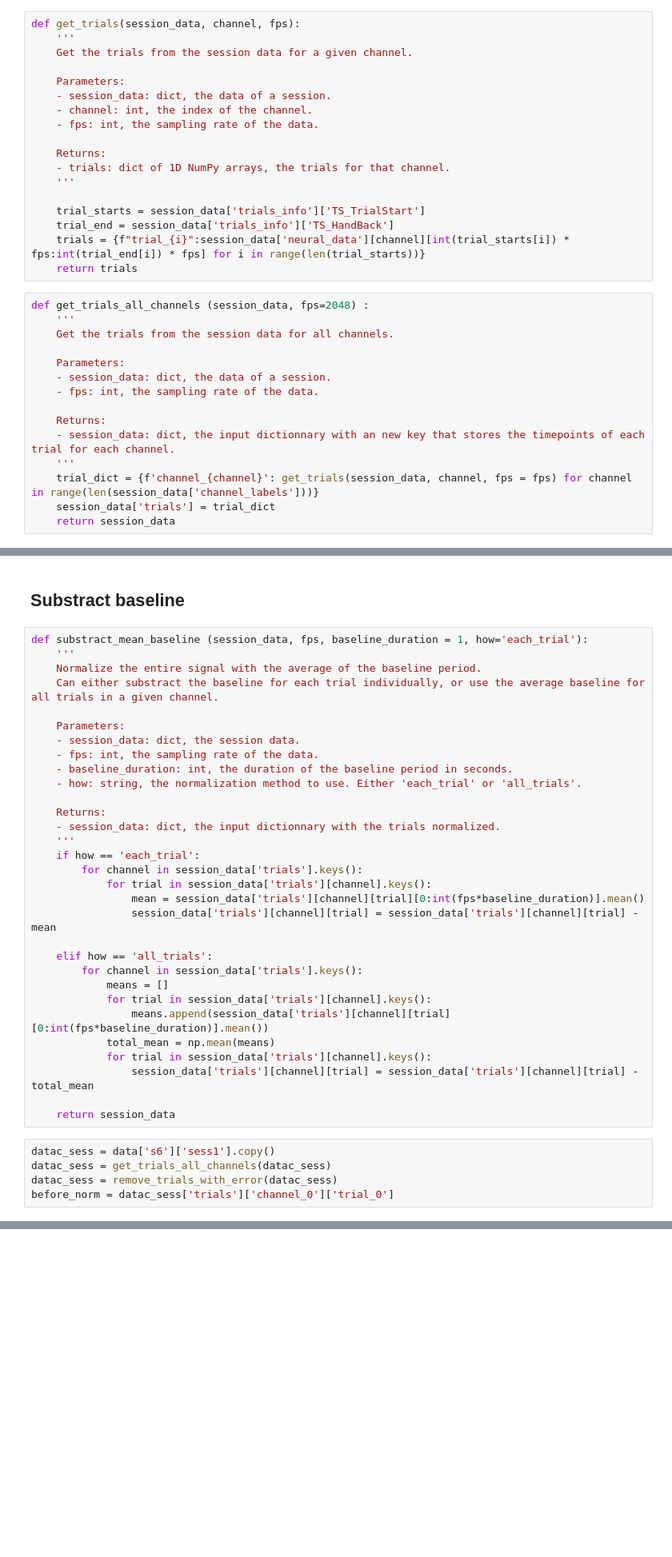
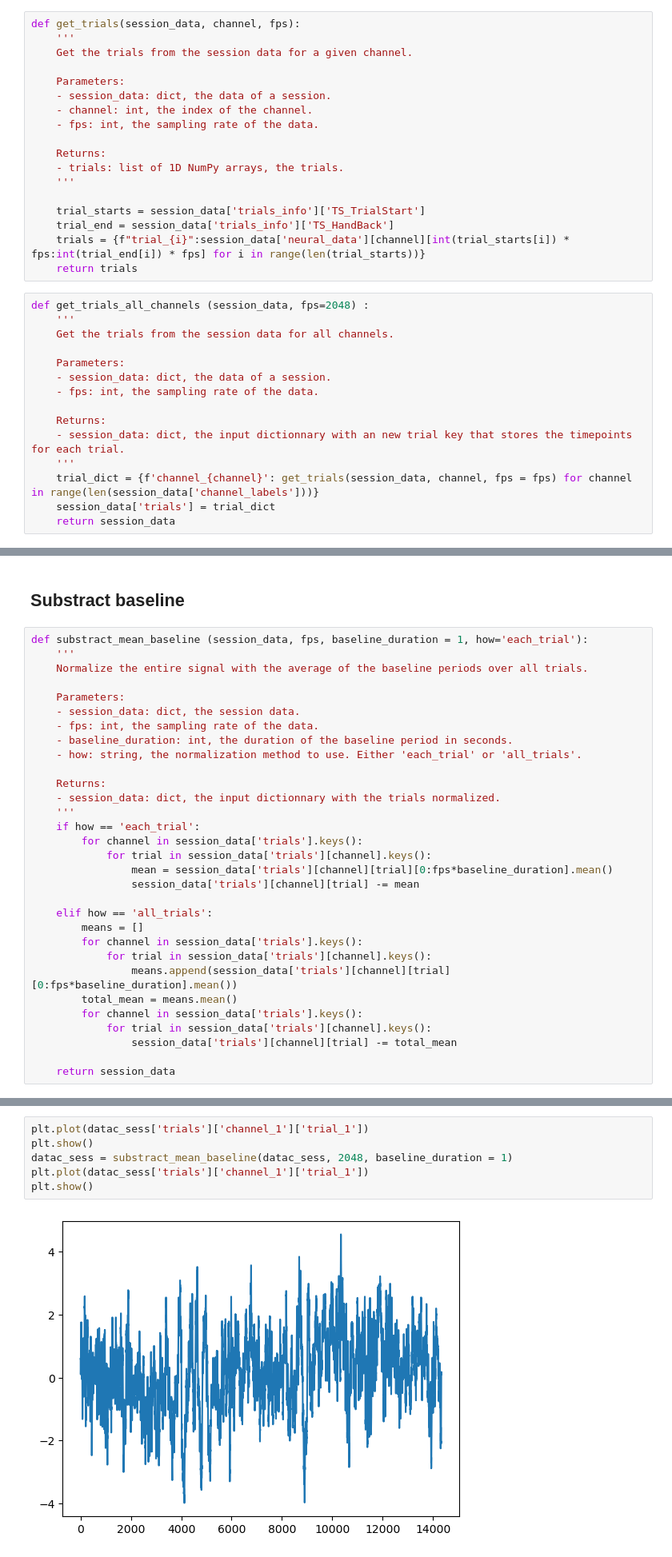
Before and after one commit to CS-433/ml-project-2-ml4science_tne, a Jupyter notebook: Code/preprocessing.ipynb, the cells around one changed output, grey strips where cells are left out. Shown at 80% size. Saved outputs shown, nothing was run; the diff lists cells and outputs as text; blank space fills up the shorter version.

Commit message:
Baseline substraction, and trial separation.

```diff
--- a/Code/preprocessing.ipynb
+++ b/Code/preprocessing.ipynb
@@ -378,7 +378,7 @@ def get_trials(session_data, channel, fps):
     - fps: int, the sampling rate of the data.
 
     Returns:
-    - trials: dict of 1D NumPy arrays, the trials for that channel.
+    - trials: list of 1D NumPy arrays, the trials.
     '''
 
     trial_starts = session_data['trials_info']['TS_TrialStart']
@@ -395,7 +395,7 @@ def get_trials_all_channels (session_data, fps=2048) :
     - fps: int, the sampling rate of the data.
 
     Returns:
-    - session_data: dict, the input dictionnary with an new key that stores the timepoints of each trial for each channel.
+    - session_data: dict, the input dictionnary with an new trial key that stores the timepoints for each trial.
     '''
     trial_dict = {f'channel_{channel}': get_trials(session_data, channel, fps = fps) for channel in range(len(session_data['channel_labels']))}
     session_data['trials'] = trial_dict
@@ -431,8 +429,7 @@ datac_sess = remove_trials_with_error(datac_sess)
 # %%
 def substract_mean_baseline (session_data, fps, baseline_duration = 1, how='each_trial'):
     '''
-    Normalize the entire signal with the average of the baseline period.
-    Can either substract the baseline for each trial individually, or use the average baseline for all trials in a given channel.
+    Normalize the entire signal with the average of the baseline periods over all trials.
 
     Parameters:
     - session_data: dict, the session data.
@@ -446,21 +443,17 @@ def substract_mean_baseline (session_data, fps, baseline_duration = 1, how='each
     if how == 'each_trial':
         for channel in session_data['trials'].keys():
             for trial in session_data['trials'][channel].keys():
-                mean = session_data['trials'][channel][trial][0:int(fps*baseline_duration)].mean()
-                session_data['trials'][channel][trial] = session_data['trials'][channel][trial] - mean
+                mean = session_data['trials'][channel][trial][0:fps*baseline_duration].mean()
+                session_data['trials'][channel][trial] -= mean
 
     elif how == 'all_trials':
+        means = []
         for channel in session_data['trials'].keys():
-            means = []
             for trial in session_data['trials'][channel].keys():
-                means.append(session_data['trials'][channel][trial][0:int(fps*baseline_duration)].mean())
-            total_mean = np.mean(means)
+                means.append(session_data['trials'][channel][trial][0:fps*baseline_duration].mean())
+        total_mean = means.mean()
+        for channel in session_data['trials'].keys():
             for trial in session_data['trials'][channel].keys():
-                session_data['trials'][channel][trial] = session_data['trials'][channel][trial] - total_mean
+                session_data['trials'][channel][trial] -= total_mean
 
     return session_data
-# %%
-datac_sess = data['s6']['sess1'].copy()
-datac_sess = get_trials_all_channels(datac_sess)
-datac_sess = remove_trials_with_error(datac_sess)
-before_norm = datac_sess['trials']['channel_0']['trial_0']
@@ -483,0 +460,8 @@ plt.show()
+# %%
+plt.plot(datac_sess['trials']['channel_1']['trial_1'])
+plt.show()
+datac_sess = substract_mean_baseline(datac_sess, 2048, baseline_duration = 1)
+plt.plot(datac_sess['trials']['channel_1']['trial_1'])
+plt.show()
+# %% [output]
+[figure, added]
```
Also changed, not shown: parts of 4 cells of this notebook.
